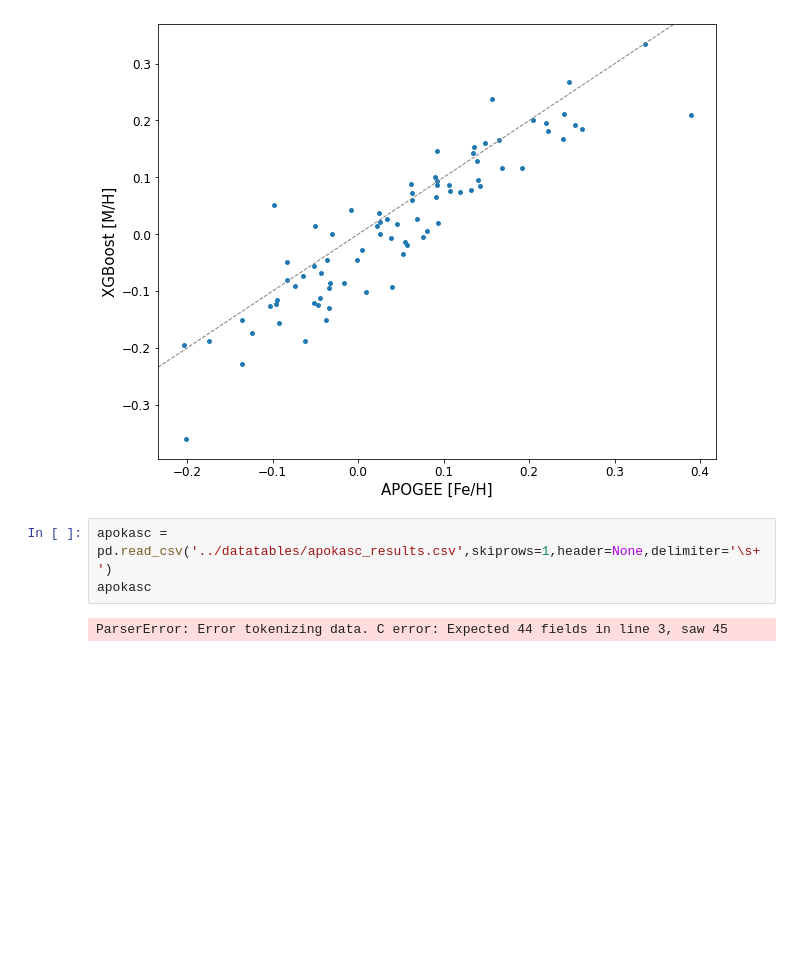
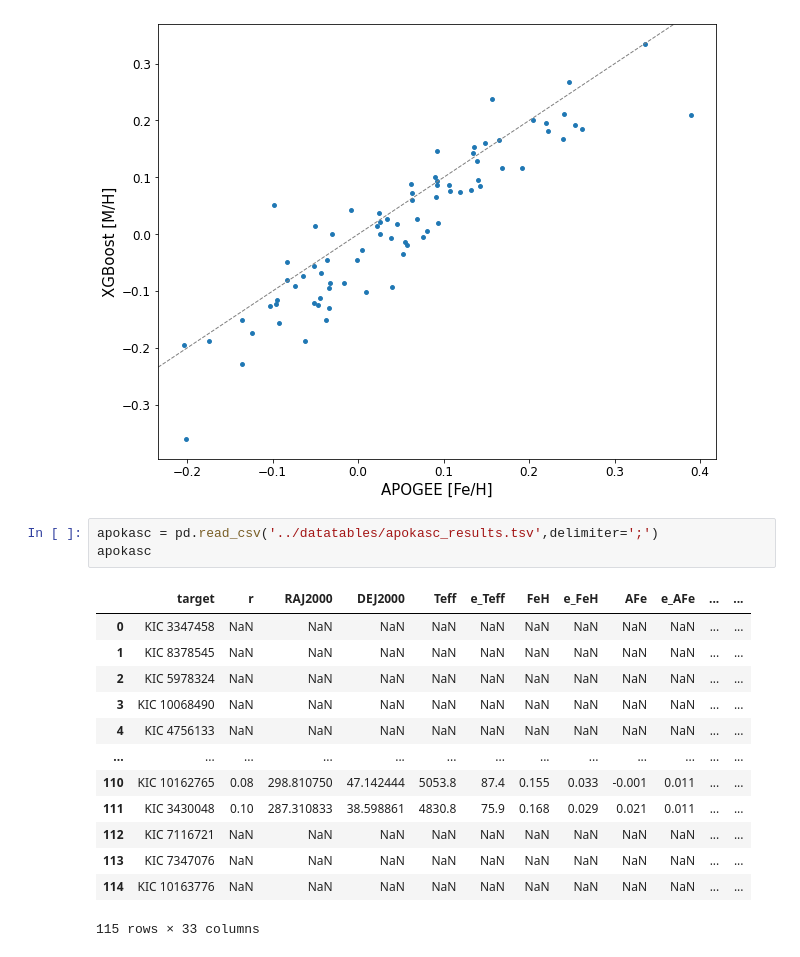
Before and after one commit to courtcraw/Notebooks, a Jupyter notebook: teff_comparisons.ipynb, the cells around one changed output. Drawn from its saved outputs; the diff is of its cells as text; blank space fills up the shorter version.

```diff
--- a/teff_comparisons.ipynb
+++ b/teff_comparisons.ipynb
@@ -181,7 +181,19 @@ plt.show()
 # %% [output]
 [figure]
 # %%
-apokasc = pd.read_csv('../datatables/apokasc_results.csv',skiprows=1,header=None,delimiter='\s+')
+apokasc = pd.read_csv('../datatables/apokasc_results.tsv',delimiter=';')
 apokasc
 # %% [output]
+|  | target | r | RAJ2000 | DEJ2000 | Teff | e_Teff | FeH | e_FeH | AFe | e_AFe | ... | ... |
+| 0 | KIC 3347458 | NaN | NaN | NaN | NaN | NaN | NaN | NaN | NaN | NaN | ... | ... |
+| 1 | KIC 8378545 | NaN | NaN | NaN | NaN | NaN | NaN | NaN | NaN | NaN | ... | ... |
+| 2 | KIC 5978324 | NaN | NaN | NaN | NaN | NaN | NaN | NaN | NaN | NaN | ... | ... |
+| 3 | KIC 10068490 | NaN | NaN | NaN | NaN | NaN | NaN | NaN | NaN | NaN | ... | ... |
+| 4 | KIC 4756133 | NaN | NaN | NaN | NaN | NaN | NaN | NaN | NaN | NaN | ... | ... |
+| ... | ... | ... | ... | ... | ... | ... | ... | ... | ... | ... | ... | ... |
+| 110 | KIC 10162765 | 0.08 | 298.810750 | 47.142444 | 5053.8 | 87.4 | 0.155 | 0.033 | -0.001 | 0.011 | ... | ... |
+| 111 | KIC 3430048 | 0.10 | 287.310833 | 38.598861 | 4830.8 | 75.9 | 0.168 | 0.029 | 0.021 | 0.011 | ... | ... |
+| 112 | KIC 7116721 | NaN | NaN | NaN | NaN | NaN | NaN | NaN | NaN | NaN | ... | ... |
+| 113 | KIC 7347076 | NaN | NaN | NaN | NaN | NaN | NaN | NaN | NaN | NaN | ... | ... |
+| 114 | KIC 10163776 | NaN | NaN | NaN | NaN | NaN | NaN | NaN | NaN | NaN | ... | ... |
-ParserError: Error tokenizing data. C error: Expected 44 fields in line 3, saw 45
+115 rows × 33 columns
```
Also changed, not shown: parts of 2 cells of this notebook, 3 other files.
